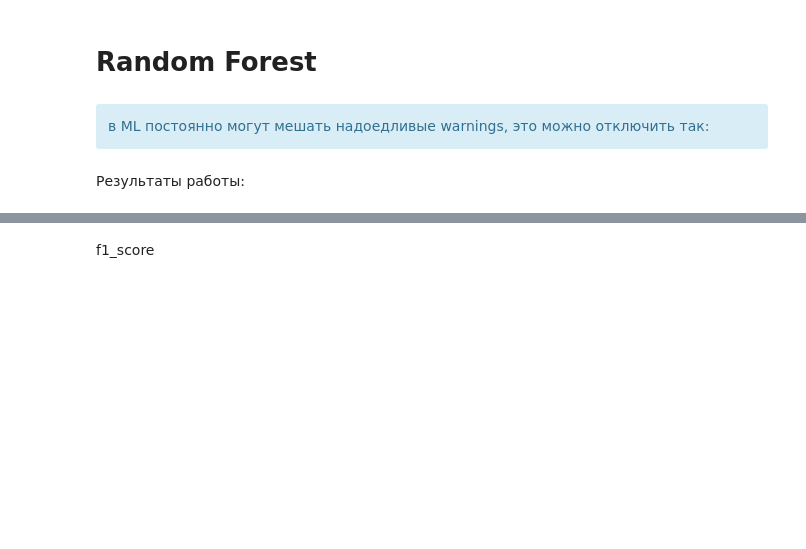
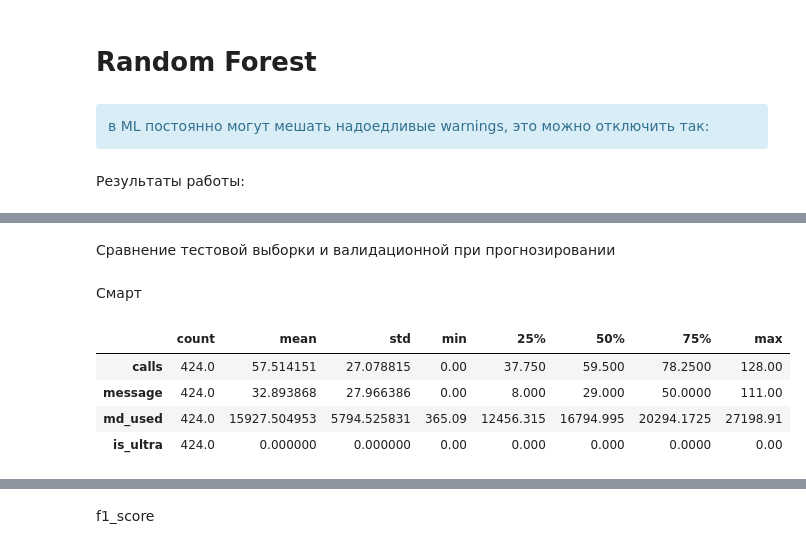
Before and after one commit to samurai921/task_sklearn, a Jupyter notebook: task_1.ipynb, the cells around one changed output, grey strips where cells are left out. Cells and saved outputs as stored; diff of their text form; code cells hidden in the pictures; blank space fills up the shorter version.

```diff
--- a/task_1.ipynb
+++ b/task_1.ipynb
@@ -235,0 +238,8 @@ https://machinelearningmastery.com/information-gain-and-mutual-information/
+# %%
+counter = Counter(df_tarific)
+print(counter)
+
+if counter[1] > counter[0]:
+
+    smote = SMOTE(random_state=42)
+    df_tarific = smote.fit_resample(df_tarific)
@@ -295,6 +314,5 @@ array([[ 0.66058902,  0.49066933,  0.72516989],
 # %% [markdown]
 Разделение на обучающий, валидационный и тестовый наборы
 # %%
-X_train, X_temp, y_train, y_temp = train_test_split(X_scaled, Y, test_size=0.33, random_state=RANDOM_SEED)
-
-X_valid, X_test, y_valid, y_test = train_test_split(X_temp, y_temp, test_size=0.5, random_state=RANDOM_SEED)
+X_train, X_temp, y_train, y_temp = train_test_split(df_tarific_filtered , Y, test_size=0.33, random_state = RANDOM_SEED)
+X_valid, X_test, y_valid, y_test = train_test_split(X_temp, y_temp, test_size=0.5, random_state = RANDOM_SEED)
@@ -334,8 +336,8 @@ best_depth_RF = 0
 import warnings
 warnings.filterwarnings('ignore')
 # %%
-for est in range(2, 51):
-    for depth in range(2, 25):
+for est in range(2, 10):
+    for depth in range(2, 5):
 
         RF = RandomForestClassifier(random_state = RANDOM_SEED, n_estimators = est, max_depth = depth)
         RF.fit(X_train, y_train)
@@ -354,0 +357,5 @@ accuracy
+# %%
+test_df = pd.DataFrame(X_test)
+test_df["is_ultra"] = prediction_test_RF
+test_df_smart = test_df.query("is_ultra < 1")
+test_df_ultra = test_df.query("is_ultra > 0")
@@ -354,0 +377,12 @@ accuracy
+# %% [markdown]
+Сравнение тестовой выборки и валидационной при прогнозировании
+# %% [markdown]
+Смарт
+# %%
+test_df_smart.describe().T
+# %% [output]
+|  | count | mean | std | min | 25% | 50% | 75% | max |
+| calls | 424.0 | 57.514151 | 27.078815 | 0.00 | 37.750 | 59.500 | 78.2500 | 128.00 |
+| message | 424.0 | 32.893868 | 27.966386 | 0.00 | 8.000 | 29.000 | 50.0000 | 111.00 |
+| md_used | 424.0 | 15927.504953 | 5794.525831 | 365.09 | 12456.315 | 16794.995 | 20294.1725 | 27198.91 |
+| is_ultra | 424.0 | 0.000000 | 0.000000 | 0.00 | 0.000 | 0.000 | 0.0000 | 0.00 |
```
Also changed, not shown: parts of 38 cells of this notebook.
